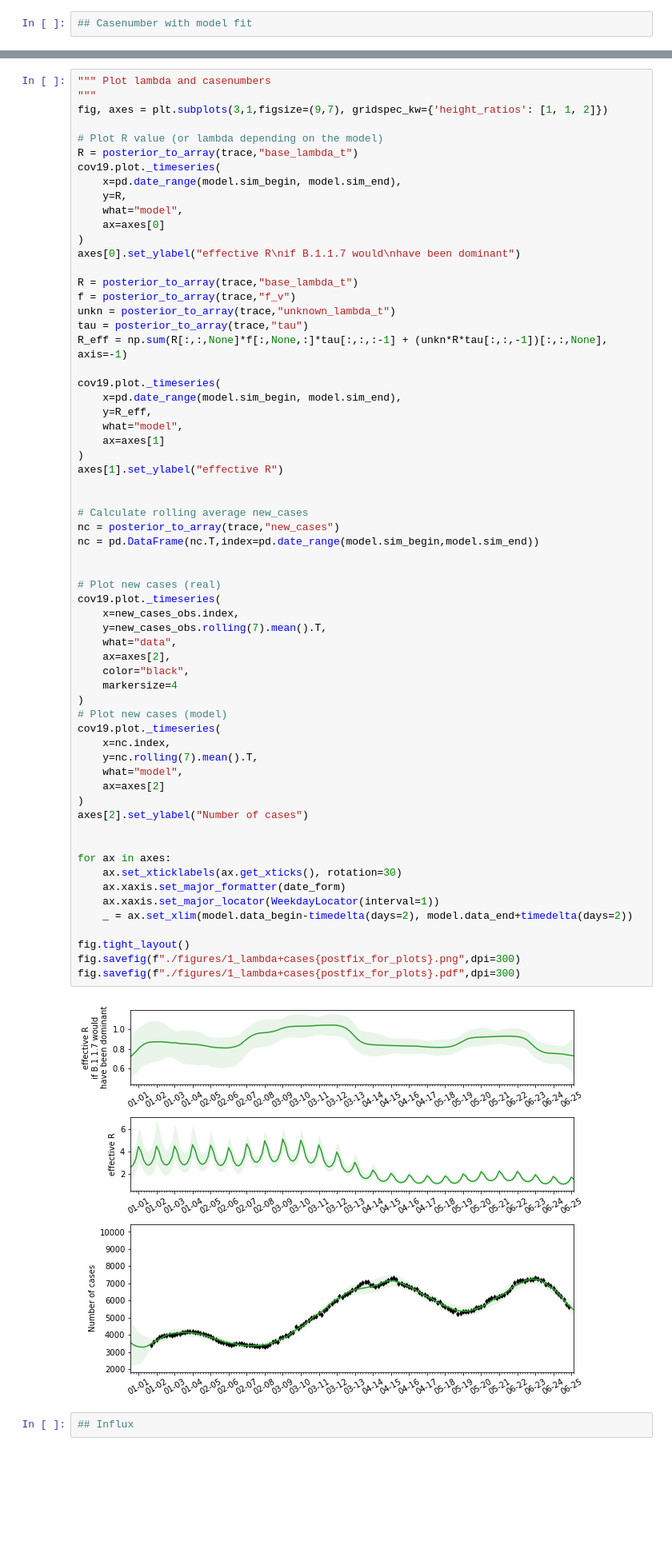
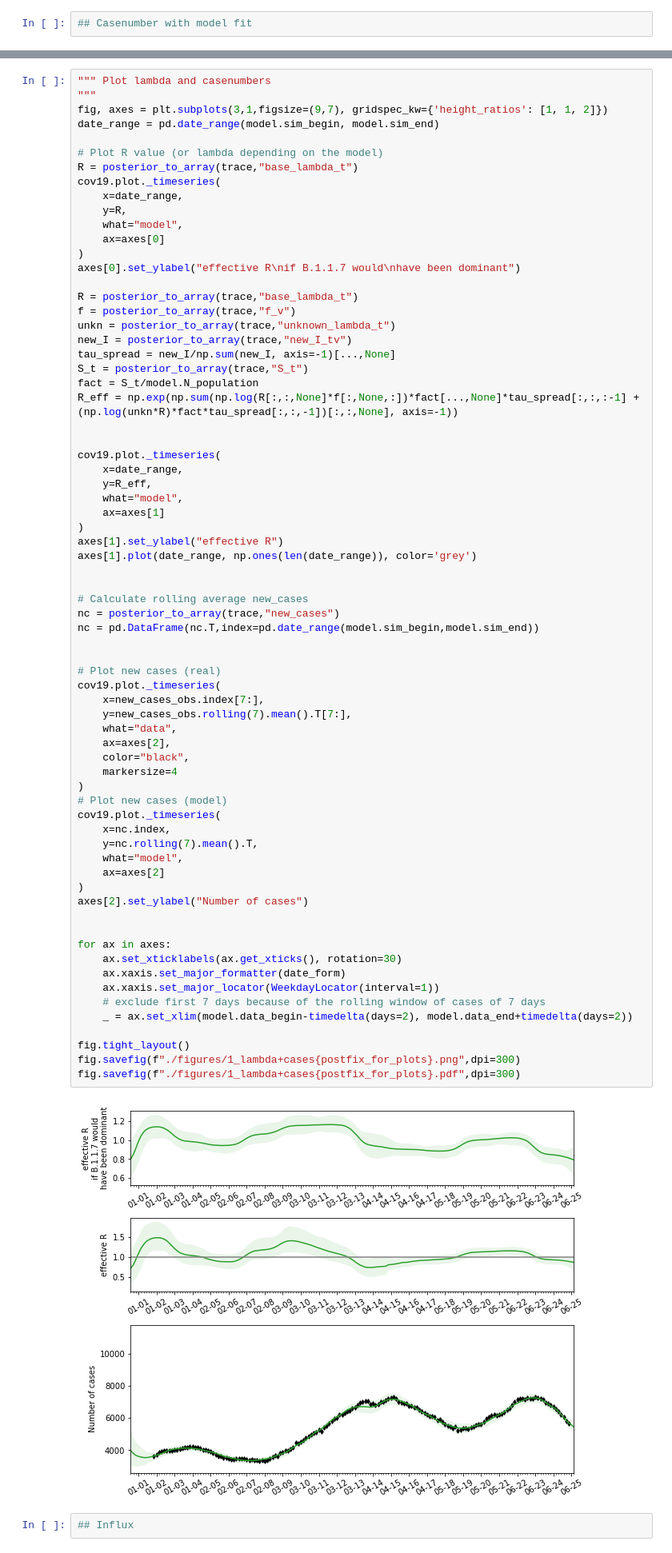
Before and after one commit to Priesemann-Group/covid19_variants_chile, a Jupyter notebook: create_plots.ipynb, the cells around one changed output, grey strips where cells are left out. Shown at 80% size. Saved outputs shown, nothing was run; the diff lists cells and outputs as text; blank space fills up the shorter version.

```diff
--- a/create_plots.ipynb
+++ b/create_plots.ipynb
@@ -123,11 +123,12 @@ def posterior_to_array(trace, key):
 """ Plot lambda and casenumbers
 """
 fig, axes = plt.subplots(3,1,figsize=(9,7), gridspec_kw={'height_ratios': [1, 1, 2]})
+date_range = pd.date_range(model.sim_begin, model.sim_end)
 
 # Plot R value (or lambda depending on the model)
 R = posterior_to_array(trace,"base_lambda_t")
 cov19.plot._timeseries(
-    x=pd.date_range(model.sim_begin, model.sim_end),
+    x=date_range,
     y=R,
     what="model",
     ax=axes[0]
@@ -137,16 +138,21 @@ axes[0].set_ylabel("effective R\nif B.1.1.7 would\nhave been dominant")
 R = posterior_to_array(trace,"base_lambda_t")
 f = posterior_to_array(trace,"f_v")
 unkn = posterior_to_array(trace,"unknown_lambda_t")
-tau = posterior_to_array(trace,"tau")
-R_eff = np.sum(R[:,:,None]*f[:,None,:]*tau[:,:,:-1] + (unkn*R*tau[:,:,-1])[:,:,None], axis=-1)
+new_I = posterior_to_array(trace,"new_I_tv")
+tau_spread = new_I/np.sum(new_I, axis=-1)[...,None]
+S_t = posterior_to_array(trace,"S_t")
+fact = S_t/model.N_population
+R_eff = np.exp(np.sum(np.log(R[:,:,None]*f[:,None,:])*fact[...,None]*tau_spread[:,:,:-1] + (np.log(unkn*R)*fact*tau_spread[:,:,-1])[:,:,None], axis=-1))
+
 
 cov19.plot._timeseries(
-    x=pd.date_range(model.sim_begin, model.sim_end),
+    x=date_range,
     y=R_eff,
     what="model",
     ax=axes[1]
 )
 axes[1].set_ylabel("effective R")
+axes[1].plot(date_range, np.ones(len(date_range)), color='grey')
 
 
 # Calculate rolling average new_cases
@@ -154,36 +160,37 @@ nc = posterior_to_array(trace,"new_cases")
 nc = pd.DataFrame(nc.T,index=pd.date_range(model.sim_begin,model.sim_end))
 
 
 # Plot new cases (real)
 cov19.plot._timeseries(
-    x=new_cases_obs.index,
-    y=new_cases_obs.rolling(7).mean().T,
+    x=new_cases_obs.index[7:],
+    y=new_cases_obs.rolling(7).mean().T[7:],
     what="data",
     ax=axes[2],
     color="black",
     markersize=4
 )
 # Plot new cases (model)
 cov19.plot._timeseries(
     x=nc.index,
     y=nc.rolling(7).mean().T,
     what="model",
     ax=axes[2]
 )
 axes[2].set_ylabel("Number of cases")
 
 
 for ax in axes:
     ax.set_xticklabels(ax.get_xticks(), rotation=30)
     ax.xaxis.set_major_formatter(date_form)
     ax.xaxis.set_major_locator(WeekdayLocator(interval=1))
+    # exclude first 7 days because of the rolling window of cases of 7 days
     _ = ax.set_xlim(model.data_begin-timedelta(days=2), model.data_end+timedelta(days=2))
 
 fig.tight_layout()
 fig.savefig(f"./figures/1_lambda+cases{postfix_for_plots}.png",dpi=300)
 fig.savefig(f"./figures/1_lambda+cases{postfix_for_plots}.pdf",dpi=300)
 # %% [output]
-[figure, old version]
+[figure, new version]
 # %%
 ## Influx
 # %%
```
Also changed, not shown: parts of 5 cells of this notebook, 1 other file.
